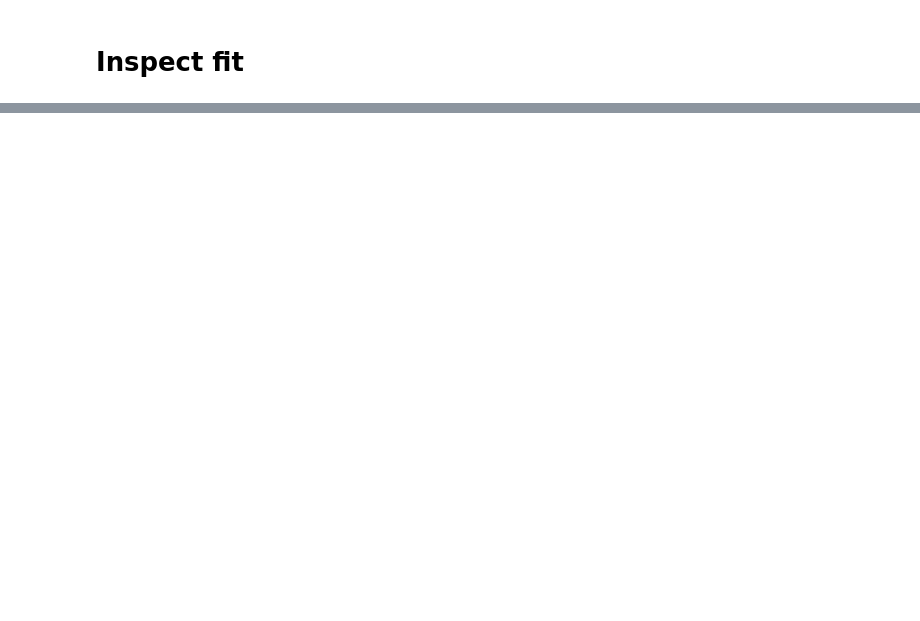
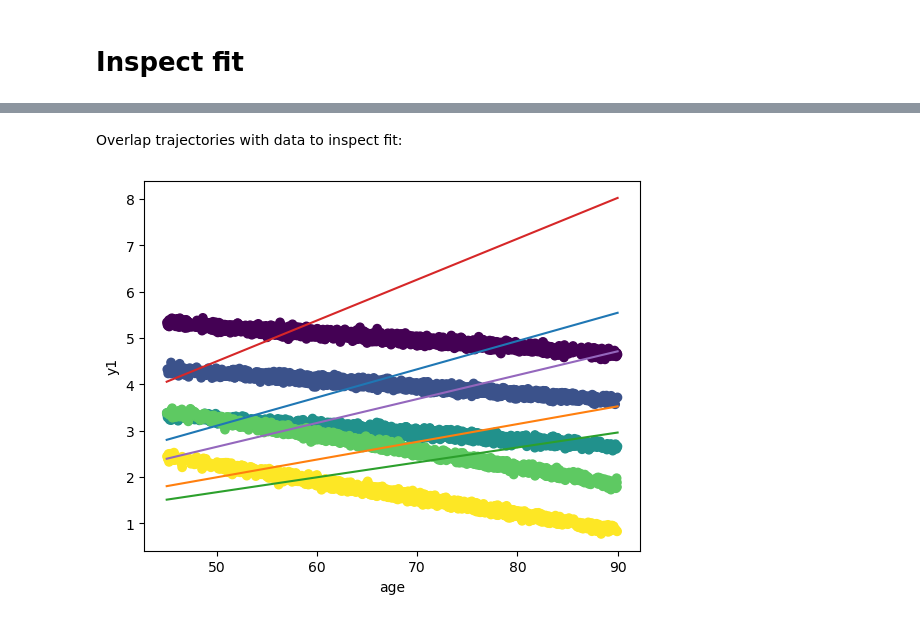
Before and after one commit to acil-bwh/bayes_traj, a Jupyter notebook: examples/gaussians/2d_gaussian_3_visits_std-0.05.ipynb, the cells around one changed output, grey strips where cells are left out. Saved outputs shown, nothing was run; the diff lists cells and outputs as text; code cells hidden in the pictures; blank space fills up the shorter version.

```diff
--- a/examples/gaussians/2d_gaussian_3_visits_std-0.05.ipynb
+++ b/examples/gaussians/2d_gaussian_3_visits_std-0.05.ipynb
@@ -78,0 +69,19 @@ plt.plot(probs.T);
+# %% [markdown]
+Overlap trajectories with data to inspect fit:
+# %%
+plt.close('all')
+
+plt.scatter(df['age'], df['y1'], c=df['traj_gt'])
+plt.xlabel('age')
+plt.ylabel('y1')
+
+K = 5
+X = torch.ones([100, 2])
+X[:, 1] = torch.linspace(45, 90, 100)
+for kk in range(K):
+    w = model.params['params']['AutoNormal.locs.W_'][kk, :, :]
+    y1_tmp = np.dot(X.numpy(), w.detach().numpy().T)[:, 0]
+    plt.plot(X[:, 1], y1_tmp)
+plt.show()
+# %% [output]
+[figure, added]
```
Also changed, not shown: parts of 5 cells of this notebook, 1 other file.
